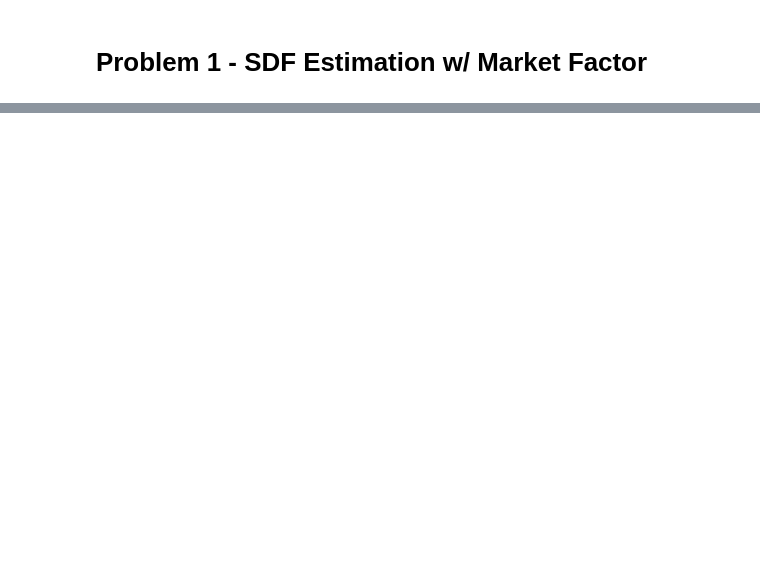
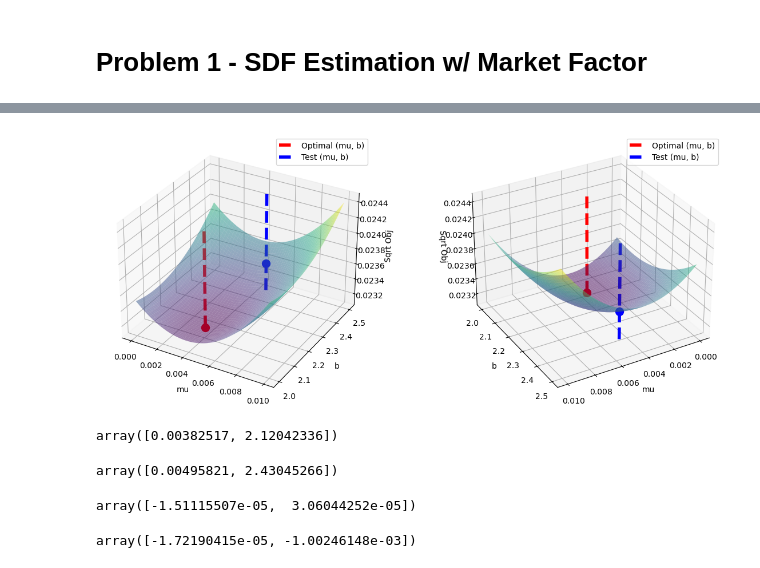
Before and after one commit to trpotter72/W24, a Jupyter notebook: AP/HW1/HW1.ipynb, the cells around one changed output, grey strips where cells are left out. Cells and saved outputs as stored; diff of their text form; code cells hidden in the pictures; blank space fills up the shorter version.

```diff
--- a/AP/HW1/HW1.ipynb
+++ b/AP/HW1/HW1.ipynb
@@ -170,0 +175,17 @@ display(alpha_beta)
+# %%
+
+def g_conds(Z, F, mu_hat, b_hat):
+    m = (1 - (F - mu_hat)@b_hat).T
+    return np.hstack([F-mu_hat, m.T*Z, m.T*F])
+
+
+
+# JT test, Chi-squared with N-K -> 30 (Z) + 2 (factor px'ing & mean) - 2 (b & mu) = 30 DOF
+T = Z.shape[0]
+JT_test = T*square_sharpe*(1+mu_hat.T@inv(factor_cov)@mu_hat).item()
+
+g_t = g_conds(Z, F, mu_hat, b_hat)
+g_hat= g_t.mean(axis=0).reshape(-1,1)
+S = np.mean([np.outer(g_i,g_i) for g_i in g_t], axis=0)
+J = T*(g_hat.T@inv(S)@g_hat).item()
+p_value = 1-chi2.cdf(J, df=30)
@@ -170,0 +327,62 @@ display(alpha_beta)
+# %%
+from mpl_toolkits.mplot3d import Axes3D
+import matplotlib.pyplot as plt
+
+# Define the range for mu and b
+mu_range = np.linspace(0, 0.01, 100)
+b_range = np.linspace(2, 2.5, 100)
+
+# Create a meshgrid for mu and b
+mu_grid, b_grid = np.meshgrid(mu_range, b_range)
+
+# Calculate the GMM objective function for each pair of (mu, b)
+z_values = np.array([gmm_objective((mu, b), X, W)**.5 for mu, b in zip(np.ravel(mu_grid), np.ravel(b_grid))])
+z_grid = z_values.reshape(mu_grid.shape)
+
+# Add another view to the same graph
+fig = plt.figure(figsize=(14, 10))
+ax1 = fig.add_subplot(121, projection='3d')
+ax1.plot_surface(mu_grid, b_grid, z_grid, cmap='viridis', alpha=0.5)
+ax1.plot([result.x[0]], [result.x[1]], [z_grid.min(), z_grid.max()], color='r', linestyle='--', linewidth=4, label='Optimal (mu, b)')
+ax1.scatter(result.x[0], result.x[1], result.fun**.5, color='r', s=100)
+ax1.plot([theta_test[0]], [theta_test[1]], [z_grid.min(), z_grid.max()], color='b', linestyle='--', linewidth=4, label='Test (mu, b)')
+ax1.scatter(theta_test[0], theta_test[1], gmm_objective(theta_test, X, W)**.5, color='b', s=100)
+ax1.set_xlabel('mu')
+ax1.set_ylabel('b')
+ax1.set_zlabel('Sqrt Obj')
+ax1.legend()
+
+ax2 = fig.add_subplot(122, projection='3d')
+ax2.plot_surface(mu_grid, b_grid, z_grid, cmap='viridis', alpha=0.5)
+ax2.plot([result.x[0]], [result.x[1]], [z_grid.min(), z_grid.max()], color='r', linestyle='--', linewidth=4, label='Optimal (mu, b)')
+ax2.scatter(result.x[0], result.x[1], result.fun**.5, color='r', s=100)
+ax2.plot([theta_test[0]], [theta_test[1]], [z_grid.min(), z_grid.max()], color='b', linestyle='--', linewidth=4, label='Test (mu, b)')
+ax2.scatter(theta_test[0], theta_test[1], gmm_objective(theta_test, X, W)**.5, color='b', s=100)
+ax2.view_init(elev=30, azim=60)  # Change the view angle
+ax2.set_xlabel('mu')
+ax2.set_ylabel('b')
+ax2.set_zlabel('Sqrt Obj')
+ax2.legend()
+
+# Adjust the space between subplots
+plt.subplots_adjust(wspace=0.3)
+
+plt.show()
+# %% [output]
+[figure, added]
+# %%
+result.x
+# %% [output]
+array([0.00382517, 2.12042336])
+# %%
+theta_hat_iid
+# %% [output]
+array([0.00495821, 2.43045266])
+# %%
+gradient_matrix(theta_hat_iid,X).T@W@moments(theta_hat_iid,X).mean(axis=0)
+# %% [output]
+array([-1.51115507e-05,  3.06044252e-05])
+# %%
+gradient_matrix(theta_hat_iid,X,alt_approach=True).T@W@moments(theta_hat_iid,X).mean(axis=0)
+# %% [output]
+array([-1.72190415e-05, -1.00246148e-03])
```
Also changed, not shown: parts of 13 cells of this notebook.
